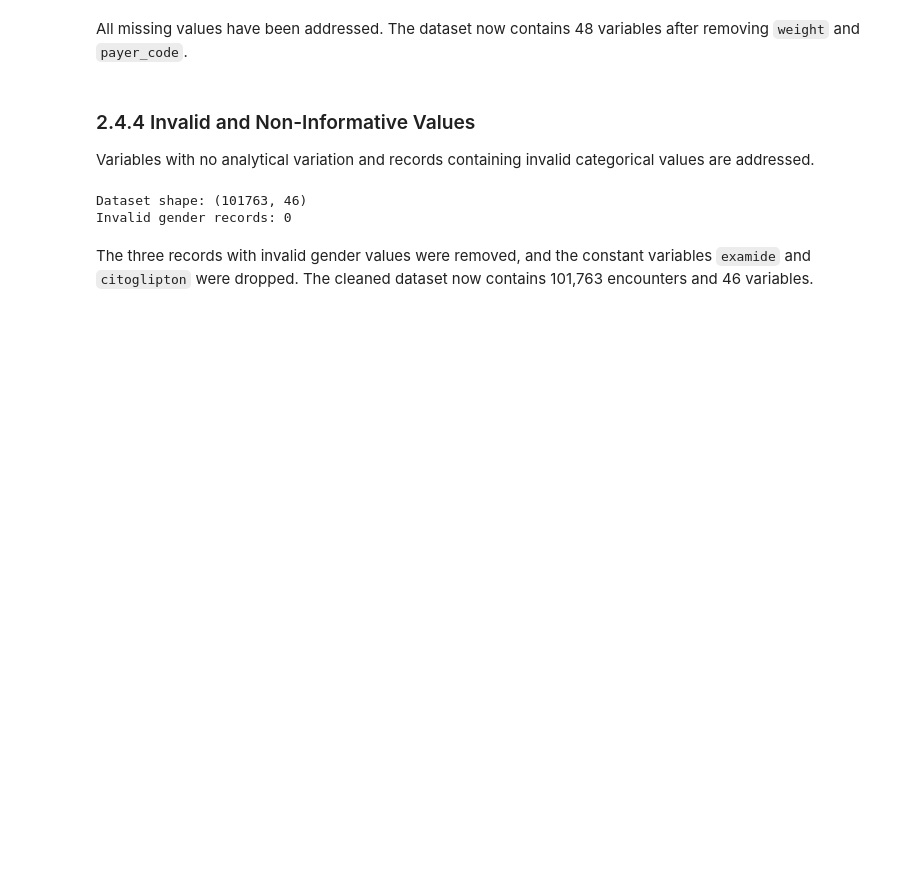
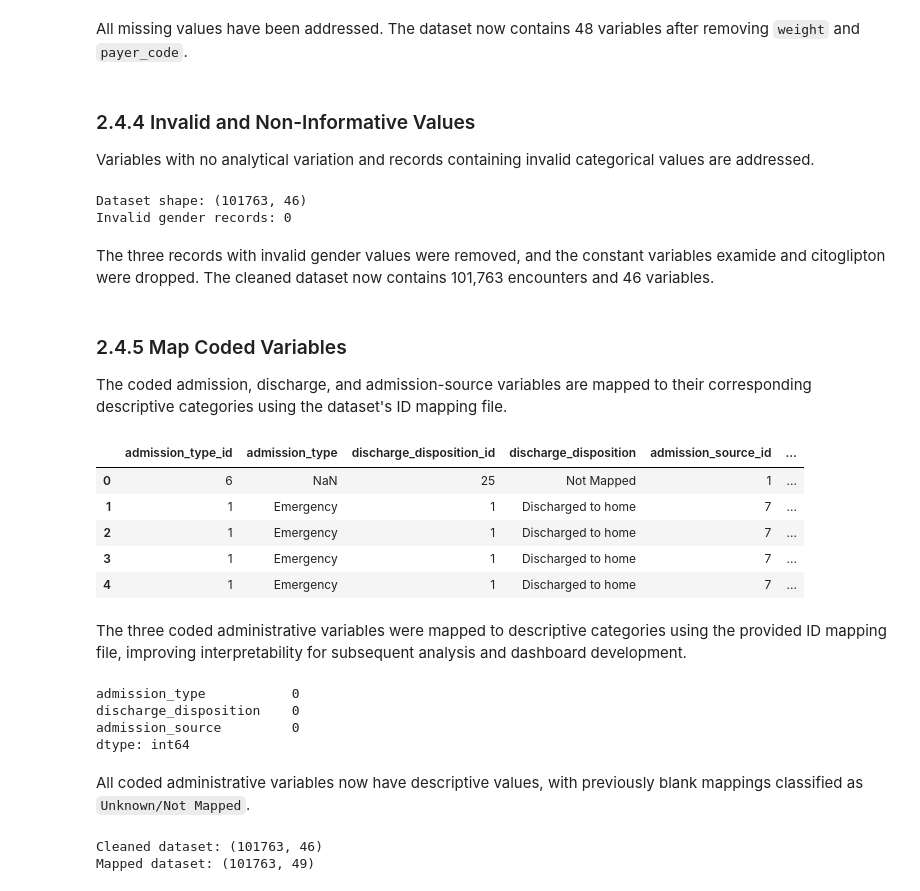
Before and after one commit to byegond-beep/hospital-readmission-resource-allocation-analytics, a Jupyter notebook: notebooks/02_data_understanding_cleaning.ipynb, the cells around one changed output. Drawn from its saved outputs; the diff is of its cells as text; code cells hidden in the pictures; blank space fills up the shorter version.

Commit message:
Data cleaning, diabetic mapped csv, IDS mapped csv, eda

```diff
--- a/notebooks/02_data_understanding_cleaning.ipynb
+++ b/notebooks/02_data_understanding_cleaning.ipynb
@@ -429,10 +429,75 @@ print(f"Invalid gender records: {(df_clean['gender'] == 'Unknown/Invalid').sum()
 Dataset shape: (101763, 46)
 Invalid gender records: 0
 # %% [markdown]
-The three records with invalid gender values were removed, and the constant variables `examide` and `citoglipton` were dropped. The cleaned dataset now contains 101,763 encounters and 46 variables.
+The three records with invalid gender values were removed, and the constant variables examide and citoglipton were dropped. The cleaned dataset now contains 101,763 encounters and 46 variables.
 # %%
 # Save cleaned dataset
 df_clean.to_csv(
     "../data/processed/diabetic_data_cleaned.csv",
     index=False
 )
+# %% [markdown]
+### 2.4.5 Map Coded Variables
+
+The coded admission, discharge, and admission-source variables are mapped to their corresponding descriptive categories using the dataset's ID mapping file.
+# %%
+# Load ID mapping file
+id_map = pd.read_csv("../data/raw/IDS_mapping.csv", header=None)
+
+# Extract mapping sections
+admission_type_map = dict(zip(
+    id_map.iloc[1:9, 0].dropna().astype(int),
+    id_map.iloc[1:9, 1]
+))
+
+discharge_map = dict(zip(
+    id_map.iloc[11:41, 0].dropna().astype(int),
+    id_map.iloc[11:41, 1]
+))
+
+admission_source_map = dict(zip(
+    id_map.iloc[43:68, 0].dropna().astype(int),
+    id_map.iloc[43:68, 1]
+))
+
+# Create mapped dataset
+df_mapped = df_clean.copy()
+
+df_mapped["admission_type"] = df_mapped["admission_type_id"].map(admission_type_map)
+df_mapped["discharge_disposition"] = df_mapped["discharge_disposition_id"].map(discharge_map)
+df_mapped["admission_source"] = df_mapped["admission_source_id"].map(admission_source_map)
+# %%
+df_mapped[
+    [
+        "admission_type_id", "admission_type",
+        "discharge_disposition_id", "discharge_disposition",
+        "admission_source_id", "admission_source"
+    ]
+].head()
+# %% [output]
+|  | admission_type_id | admission_type | discharge_disposition_id | discharge_disposition | admission_source_id | ... |
+| 0 | 6 | NaN | 25 | Not Mapped | 1 | ... |
+| 1 | 1 | Emergency | 1 | Discharged to home | 7 | ... |
+| 2 | 1 | Emergency | 1 | Discharged to home | 7 | ... |
+| 3 | 1 | Emergency | 1 | Discharged to home | 7 | ... |
+| 4 | 1 | Emergency | 1 | Discharged to home | 7 | ... |
+# %% [markdown]
+The three coded administrative variables were mapped to descriptive categories using the provided ID mapping file, improving interpretability for subsequent analysis and dashboard development.
+# %%
+# Fill blank mapped descriptions
+mapped_cols = [
+    "admission_type",
+    "discharge_disposition",
+    "admission_source"
+]
+
+df_mapped[mapped_cols] = df_mapped[mapped_cols].fillna("Unknown/Not Mapped")
+
+df_mapped[mapped_cols].isna().sum()
+# %% [output]
+admission_type           0
+discharge_disposition    0
+admission_source         0
+dtype: int64
+# %% [markdown]
+All coded administrative variables now have descriptive values, with previously blank mappings classified as `Unknown/Not Mapped`.
@@ -438,0 +516,6 @@ df_clean.to_csv(
+# %%
+print("Cleaned dataset:", df_clean.shape)
+print("Mapped dataset:", df_mapped.shape)
+# %% [output]
+Cleaned dataset: (101763, 46)
+Mapped dataset: (101763, 49)
```
Also changed, not shown: parts of 3 cells of this notebook, 2 other files.
